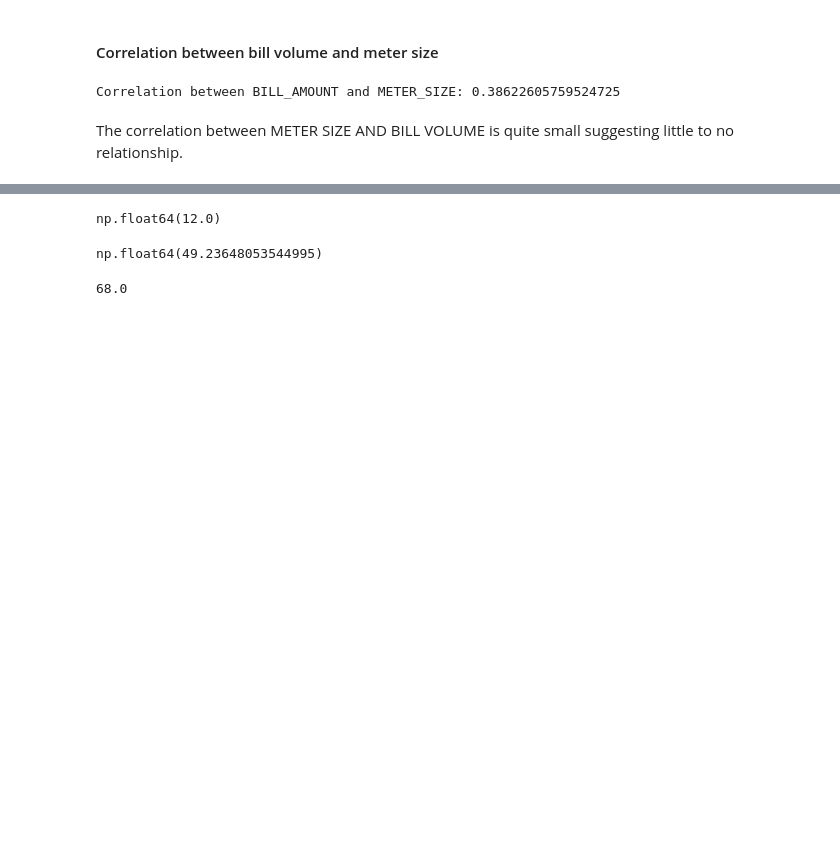
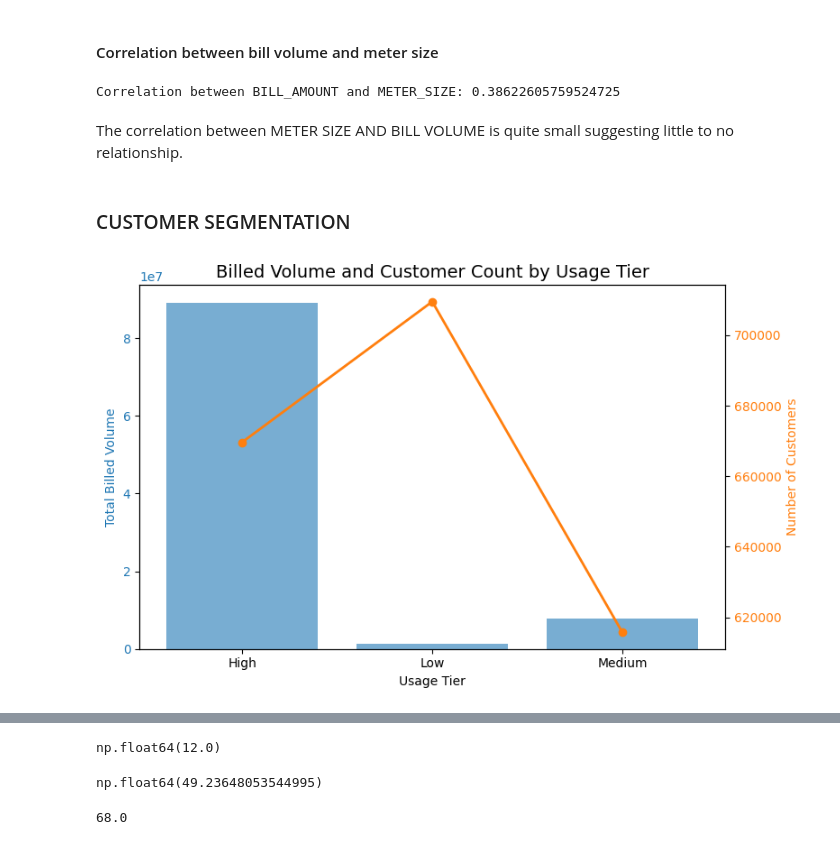
Before and after one commit to Assesa44/water-loss-reduction-through-smart-metering, a Jupyter notebook: Notebooks/Exploratory/eda_notebook.ipynb, the cells around one changed output, grey strips where cells are left out. Saved outputs shown, nothing was run; the diff lists cells and outputs as text; code cells hidden in the pictures; blank space fills up the shorter version.

Commit message:
Added the customer segmentation section

```diff
--- a/Notebooks/Exploratory/eda_notebook.ipynb
+++ b/Notebooks/Exploratory/eda_notebook.ipynb
@@ -638,3 +638,55 @@ print("Correlation between BILL_VOLUME and METER_SIZE:", correlation)
 Correlation between BILL_AMOUNT and METER_SIZE: 0.38622605759524725
 # %% [markdown]
 The correlation between METER SIZE AND BILL VOLUME is quite small suggesting little to no relationship.
+# %% [markdown]
+### CUSTOMER SEGMENTATION
+# %%
+# Calculate quartiles
+Q1 = df_filtered['BILL_VOLUME'].quantile(0.33)
+Q2 = df_filtered['BILL_VOLUME'].quantile(0.66)
+
+# Define usage tiers
+def usage_tier(volume):
+    if volume <= Q1:
+        return 'Low'
+    elif volume <= Q2:
+        return 'Medium'
+    else:
+        return 'High'
+
+df_filtered['USAGE_TIER'] = df_filtered['BILL_VOLUME'].apply(usage_tier)
+
+# Calculate number of customers per tier
+tier_counts = df_filtered.groupby('USAGE_TIER')['BILL_VOLUME'].count().reset_index()
+tier_counts = tier_counts.rename(columns={'BILL_VOLUME': 'CUSTOMER_COUNT'})
+
+# Aggregate billed volume per tier
+tier_summary = df_filtered.groupby('USAGE_TIER')['BILL_VOLUME'].sum().reset_index()
+
+# Merge the two
+tier_summary = tier_summary.merge(tier_counts, on='USAGE_TIER')
+
+# Melt for plotting
+tier_plot = tier_summary.melt(id_vars='USAGE_TIER', value_vars=['BILL_VOLUME', 'CUSTOMER_COUNT'],
+                              var_name='Metric', value_name='Value')
+fig, ax1 = plt.subplots(figsize=(8,5))
+# Left axis - Billed volume
+color = 'tab:blue'
+ax1.bar(tier_summary['USAGE_TIER'], tier_summary['BILL_VOLUME'], color=color, alpha=0.6, label='Billed Volume')
+ax1.set_xlabel('Usage Tier')
+ax1.set_ylabel('Total Billed Volume', color=color)
+ax1.tick_params(axis='y', labelcolor=color)
+
+# Right axis - Customer count
+ax2 = ax1.twinx()
+color = 'tab:orange'
+ax2.plot(tier_summary['USAGE_TIER'], tier_summary['CUSTOMER_COUNT'], color=color, marker='o', linewidth=2, label='Customer Count')
+ax2.set_ylabel('Number of Customers', color=color)
+ax2.tick_params(axis='y', labelcolor=color)
+
+# Title and layout
+plt.title('Billed Volume and Customer Count by Usage Tier', fontsize=14)
+fig.tight_layout()
+plt.show()
+# %% [output]
+[figure, added]
```
Also changed, not shown: parts of 2 cells of this notebook.
